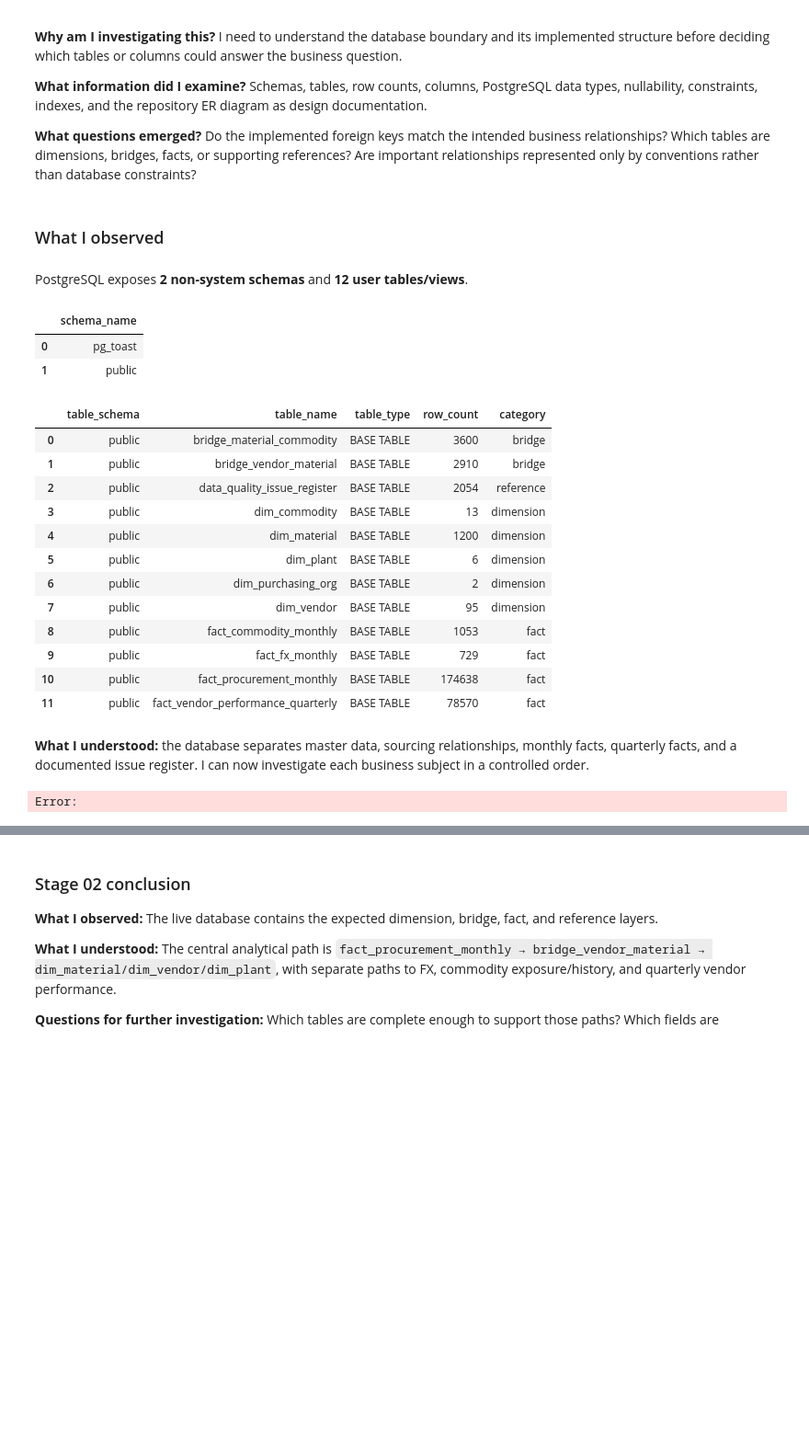
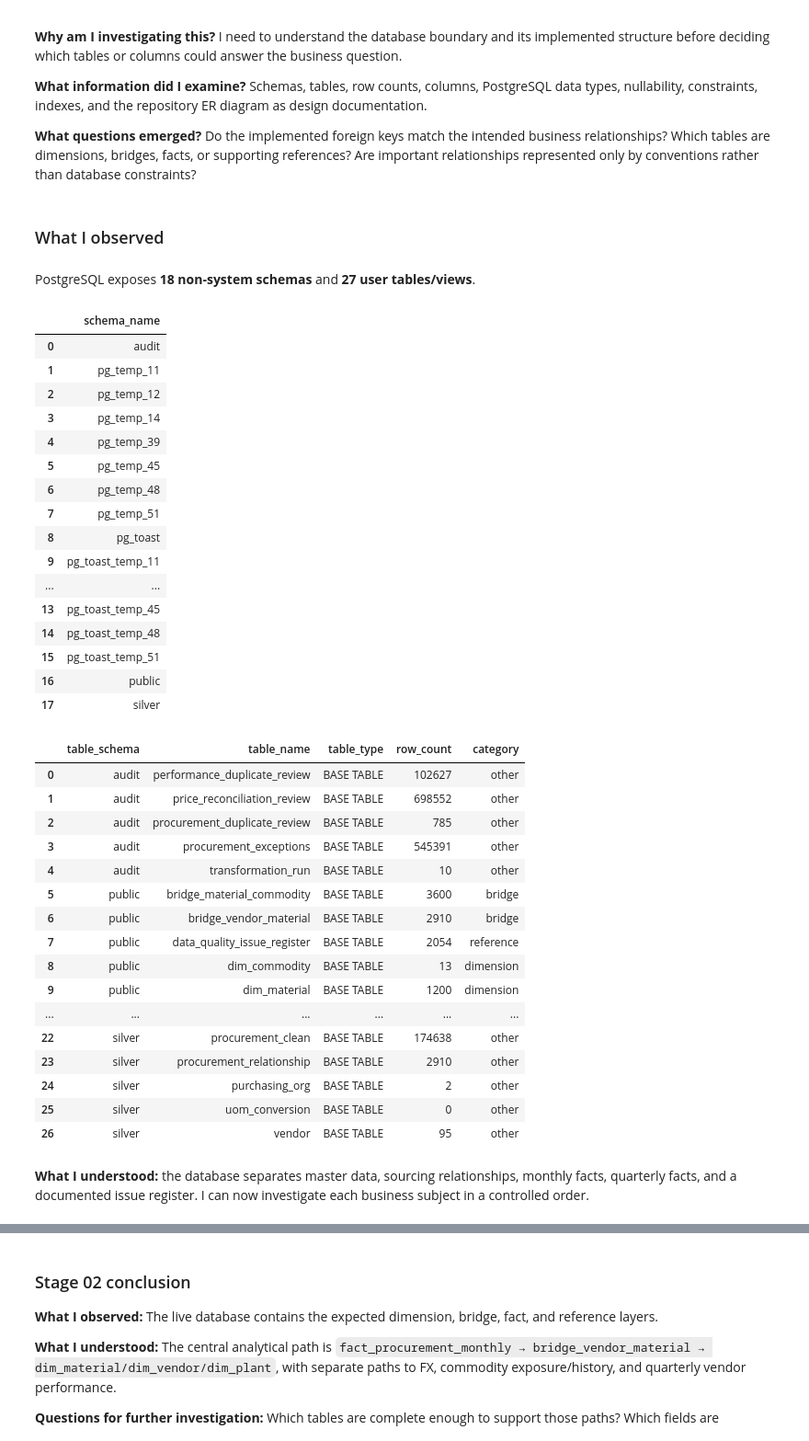
Before and after one commit to rhRohitHalder/ecco_shoes_procurement, a Jupyter notebook: data_report/notebooks/ecco_data_report.ipynb, the cells around one changed output, grey strips where cells are left out. Shown at 92% size. Drawn from its saved outputs; the diff is of its cells as text; code cells hidden in the pictures; blank space fills up the shorter version.

Commit message:
fix: make EDA table inventory schema-aware

```diff
--- a/data_report/notebooks/ecco_data_report.ipynb
+++ b/data_report/notebooks/ecco_data_report.ipynb
@@ -162,51 +159,68 @@ schemas = sql_df('''
     ORDER BY schema_name
 ''')
 objects = sql_df('''
     SELECT table_schema, table_name, table_type
     FROM information_schema.tables
     WHERE table_schema NOT IN ('pg_catalog', 'information_schema')
     ORDER BY table_schema, table_name
 ''')
 objects["row_count"] = [
-    int(sql_df(f"SELECT COUNT(*) AS n FROM {qualified_table(row.table_name)}").iloc[0, 0])
+    int(sql_df(f"SELECT COUNT(*) AS n FROM {qualified_table(row.table_name, row.table_schema)}").iloc[0, 0])
     if row.table_type == "BASE TABLE" else pd.NA
     for row in objects.itertuples()
 ]
 objects["category"] = objects["table_name"].map({
     "dim_material": "dimension", "dim_vendor": "dimension",
     "dim_plant": "dimension", "dim_purchasing_org": "dimension",
     "dim_commodity": "dimension", "bridge_vendor_material": "bridge",
     "bridge_material_commodity": "bridge", "fact_procurement_monthly": "fact",
     "fact_commodity_monthly": "fact", "fact_fx_monthly": "fact",
     "fact_vendor_performance_quarterly": "fact",
     "data_quality_issue_register": "reference",
 }).fillna("other")
 display(Markdown("### What I observed"))
 display(Markdown(f"PostgreSQL exposes **{len(schemas):,} non-system schemas** and **{len(objects):,} user tables/views**."))
 display(schemas)
 display(objects)
 display(Markdown("**What I understood:** the database separates master data, sourcing relationships, monthly facts, quarterly facts, and a documented issue register. I can now investigate each business subject in a controlled order."))
 # %% [output]
 ### What I observed
-PostgreSQL exposes **2 non-system schemas** and **12 user tables/views**.
+PostgreSQL exposes **18 non-system schemas** and **27 user tables/views**.
 |  | schema_name |
-| 0 | pg_toast |
-| 1 | public |
+| 0 | audit |
+| 1 | pg_temp_11 |
+| 2 | pg_temp_12 |
+| 3 | pg_temp_14 |
+| 4 | pg_temp_39 |
+| 5 | pg_temp_45 |
+| 6 | pg_temp_48 |
+| 7 | pg_temp_51 |
+| 8 | pg_toast |
+| 9 | pg_toast_temp_11 |
+| ... | ... |
+| 13 | pg_toast_temp_45 |
+| 14 | pg_toast_temp_48 |
+| 15 | pg_toast_temp_51 |
+| 16 | public |
+| 17 | silver |
 |  | table_schema | table_name | table_type | row_count | category |
-| 0 | public | bridge_material_commodity | BASE TABLE | 3600 | bridge |
-| 1 | public | bridge_vendor_material | BASE TABLE | 2910 | bridge |
-| 2 | public | data_quality_issue_register | BASE TABLE | 2054 | reference |
-| 3 | public | dim_commodity | BASE TABLE | 13 | dimension |
-| 4 | public | dim_material | BASE TABLE | 1200 | dimension |
-| 5 | public | dim_plant | BASE TABLE | 6 | dimension |
-| 6 | public | dim_purchasing_org | BASE TABLE | 2 | dimension |
-| 7 | public | dim_vendor | BASE TABLE | 95 | dimension |
-| 8 | public | fact_commodity_monthly | BASE TABLE | 1053 | fact |
-| 9 | public | fact_fx_monthly | BASE TABLE | 729 | fact |
-| 10 | public | fact_procurement_monthly | BASE TABLE | 174638 | fact |
-| 11 | public | fact_vendor_performance_quarterly | BASE TABLE | 78570 | fact |
+| 0 | audit | performance_duplicate_review | BASE TABLE | 102627 | other |
+| 1 | audit | price_reconciliation_review | BASE TABLE | 698552 | other |
+| 2 | audit | procurement_duplicate_review | BASE TABLE | 785 | other |
+| 3 | audit | procurement_exceptions | BASE TABLE | 545391 | other |
+| 4 | audit | transformation_run | BASE TABLE | 10 | other |
+| 5 | public | bridge_material_commodity | BASE TABLE | 3600 | bridge |
+| 6 | public | bridge_vendor_material | BASE TABLE | 2910 | bridge |
+| 7 | public | data_quality_issue_register | BASE TABLE | 2054 | reference |
+| 8 | public | dim_commodity | BASE TABLE | 13 | dimension |
+| 9 | public | dim_material | BASE TABLE | 1200 | dimension |
+| ... | ... | ... | ... | ... | ... |
+| 22 | silver | procurement_clean | BASE TABLE | 174638 | other |
+| 23 | silver | procurement_relationship | BASE TABLE | 2910 | other |
+| 24 | silver | purchasing_org | BASE TABLE | 2 | other |
+| 25 | silver | uom_conversion | BASE TABLE | 0 | other |
+| 26 | silver | vendor | BASE TABLE | 95 | other |
 **What I understood:** the database separates master data, sourcing relationships, monthly facts, quarterly facts, and a documented issue register. I can now investigate each business subject in a controlled order.
-Error:
 # %%
 # 3. Implemented schema metadata: columns, constraints, indexes, and ER documentation
 columns = sql_df('''
```
Also changed, not shown: parts of 37 cells of this notebook.
